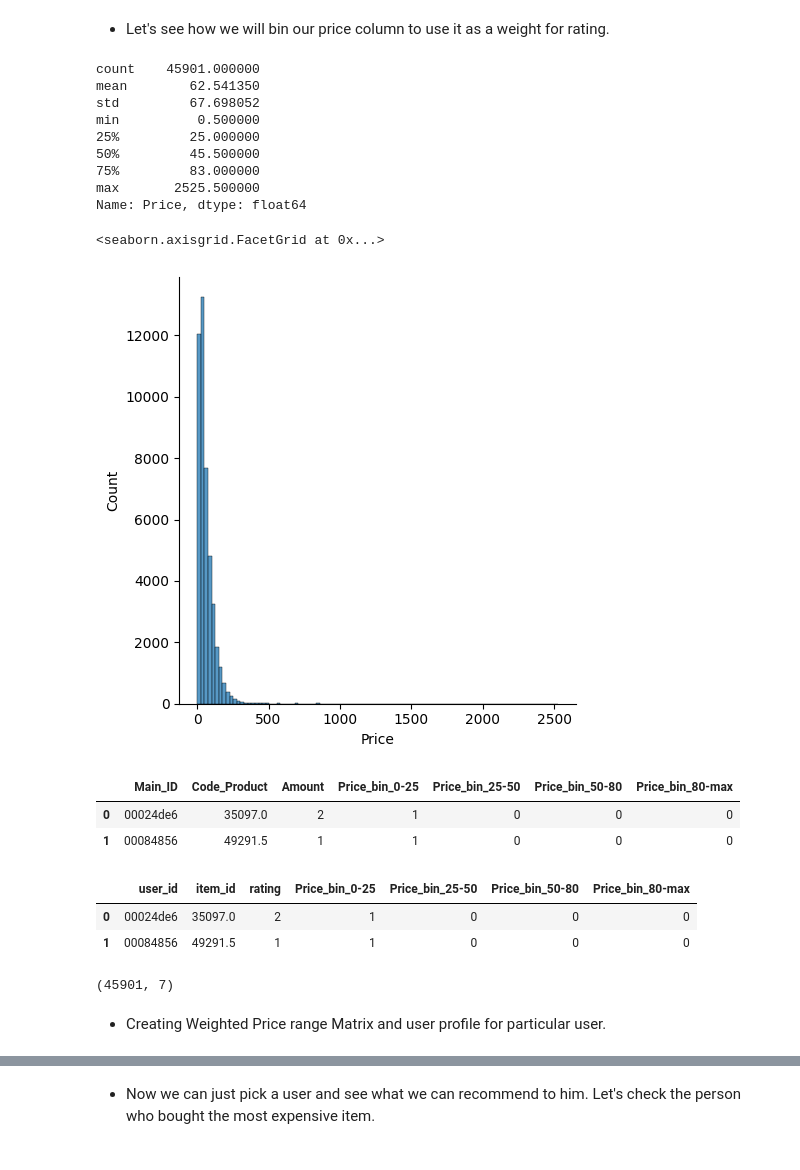
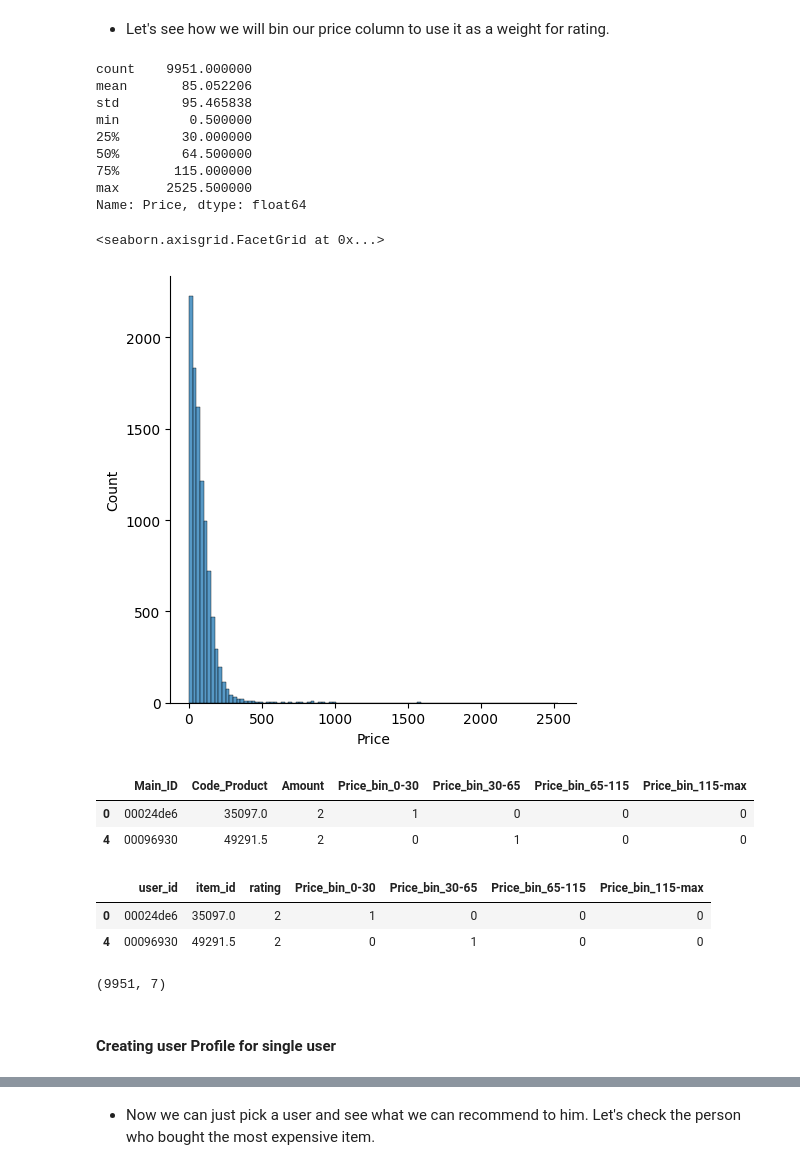
Before and after one commit to Folongton/Recommendation_Engine, a Jupyter notebook: Recommendation_System.ipynb, the cells around one changed output, grey strips where cells are left out. Saved outputs shown, nothing was run; the diff lists cells and outputs as text; code cells hidden in the pictures.

```diff
--- a/Recommendation_System.ipynb
+++ b/Recommendation_System.ipynb
@@ -194,0 +233,4 @@ df.head(2)
+# %%
+df2 = df[df['Amount'] > 1].copy(deep=True)
+print(df2.shape)
+df2.head()
@@ -195,23 +245,23 @@ df.head(2)
 # %% [markdown]
 * Let's see how we will bin our price column to use it as a weight for rating.
 # %%
-df_simple_rep_w_price = df.copy(deep=True)
-df_simple_rep_w_price['Price'].describe()
+df_simple_reccomender_w_price = df2.copy(deep=True)
+df_simple_reccomender_w_price['Price'].describe()
 # %% [output]
-count    45901.000000
-mean        62.541350
-std         67.698052
-min          0.500000
-25%         25.000000
-50%         45.500000
-75%         83.000000
-max       2525.500000
+count    9951.000000
+mean       85.052206
+std        95.465838
+min         0.500000
+25%        30.000000
+50%        64.500000
+75%       115.000000
+max      2525.500000
 Name: Price, dtype: float64
 # %%
 # plot Price distribution
-sns.displot(df_simple_rep_w_price['Price'], bins=100)
+sns.displot(df_simple_reccomender_w_price['Price'], bins=100)
 # %% [output]
 <seaborn.axisgrid.FacetGrid at 0x...>
-[figure, old version]
+[figure, new version]
 # %%
 # create Price bins as columns with 1 if item is in bin and 0 if not
@@ -224,21 +274,21 @@ df_simple_rep_w_price = df_simple_rep_w_price.drop('Price', axis=1)
 # %%
-df_simple_rep_w_price['Amount'] = df_simple_rep_w_price['Amount'].astype(int)
-df_simple_rep_w_price.head(2)
+df_simple_reccomender_w_price['Amount'] = df_simple_reccomender_w_price['Amount'].astype(int)
+df_simple_reccomender_w_price.head(2)
 # %% [output]
-|  | Main_ID | Code_Product | Amount | Price_bin_0-25 | Price_bin_25-50 | Price_bin_50-80 | Price_bin_80-max |
+|  | Main_ID | Code_Product | Amount | Price_bin_0-30 | Price_bin_30-65 | Price_bin_65-115 | Price_bin_115-max |
 | 0 | 00024de6 | 35097.0 | 2 | 1 | 0 | 0 | 0 |
-| 1 | 00084856 | 49291.5 | 1 | 1 | 0 | 0 | 0 |
+| 4 | 00096930 | 49291.5 | 2 | 0 | 1 | 0 | 0 |
 # %%
-df_simple_rep_w_price.rename(columns={'Main_ID': 'user_id', 'Code_Product': 'item_id', 'Amount': 'rating'}, inplace=True)
-df_simple_rep_w_price.head(2)
+df_simple_reccomender_w_price.rename(columns={'Main_ID': 'user_id', 'Code_Product': 'item_id', 'Amount': 'rating'}, inplace=True)
+df_simple_reccomender_w_price.head(2)
 # %% [output]
-|  | user_id | item_id | rating | Price_bin_0-25 | Price_bin_25-50 | Price_bin_50-80 | Price_bin_80-max |
+|  | user_id | item_id | rating | Price_bin_0-30 | Price_bin_30-65 | Price_bin_65-115 | Price_bin_115-max |
 | 0 | 00024de6 | 35097.0 | 2 | 1 | 0 | 0 | 0 |
-| 1 | 00084856 | 49291.5 | 1 | 1 | 0 | 0 | 0 |
+| 4 | 00096930 | 49291.5 | 2 | 0 | 1 | 0 | 0 |
 # %%
-df_simple_rep_w_price.shape
+df_simple_reccomender_w_price.shape
 # %% [output]
-(45901, 7)
+(9951, 7)
 # %% [markdown]
-* Creating Weighted Price range Matrix and user profile for particular user.
+#### Creating user Profile for single user
 # %%
```
Also changed, not shown: parts of 49 cells of this notebook.
